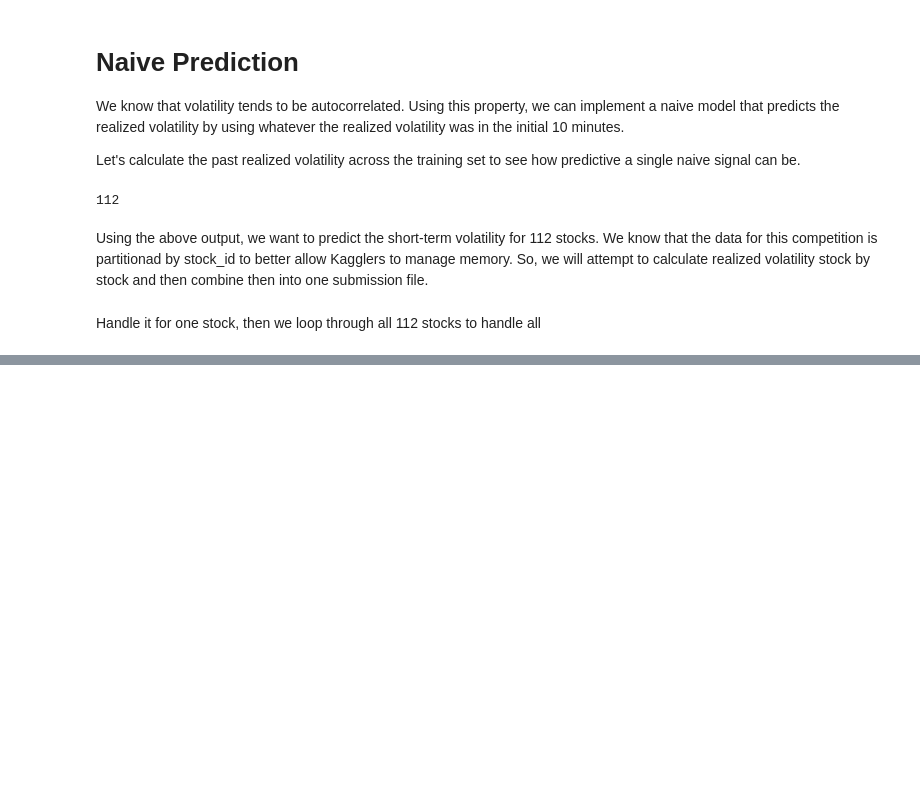
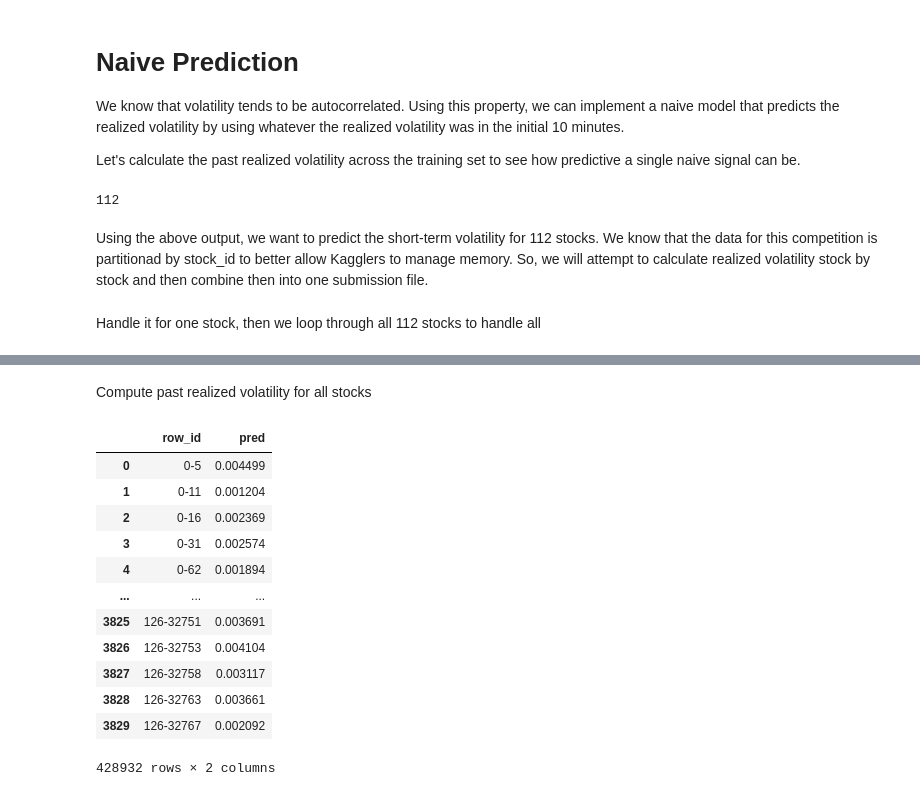
Before and after one commit to karanshahh/optiver-realized-volatility-prediction, a Jupyter notebook: predict_one_stock.ipynb, the cells around one changed output, grey strips where cells are left out. Drawn from its saved outputs; the diff is of its cells as text; code cells hidden in the pictures; blank space fills up the shorter version.

```diff
--- a/predict_one_stock.ipynb
+++ b/predict_one_stock.ipynb
@@ -129,0 +160,21 @@ dfpast_realized_train.head()
+# %%
+list_order_book_file_train = sorted(list_order_book_file_train, key = lambda x: int(x.split('=')[1]))
+# %% [markdown]
+Compute past realized volatility for all stocks
+# %%
+dfpast_realized_train = past_realized_volatility_per_stock(list_order_book_file_train, prediction_column_name='pred')
+dfpast_realized_train
+# %% [output]
+|  | row_id | pred |
+| 0 | 0-5 | 0.004499 |
+| 1 | 0-11 | 0.001204 |
+| 2 | 0-16 | 0.002369 |
+| 3 | 0-31 | 0.002574 |
+| 4 | 0-62 | 0.001894 |
+| ... | ... | ... |
+| 3825 | 126-32751 | 0.003691 |
+| 3826 | 126-32753 | 0.004104 |
+| 3827 | 126-32758 | 0.003117 |
+| 3828 | 126-32763 | 0.003661 |
+| 3829 | 126-32767 | 0.002092 |
+428932 rows × 2 columns
```
Also changed, not shown: parts of 6 cells of this notebook.
